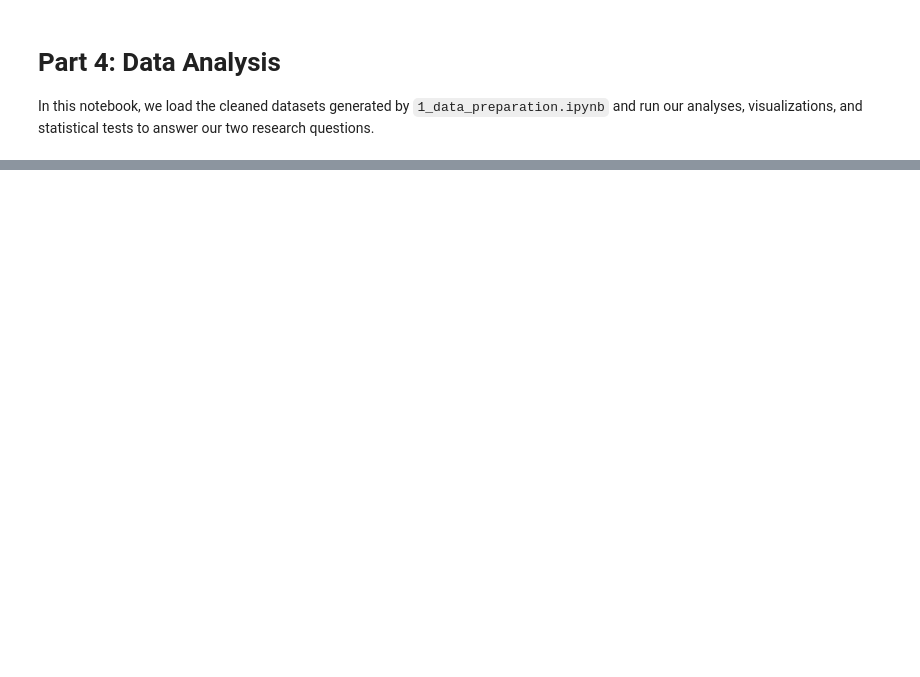
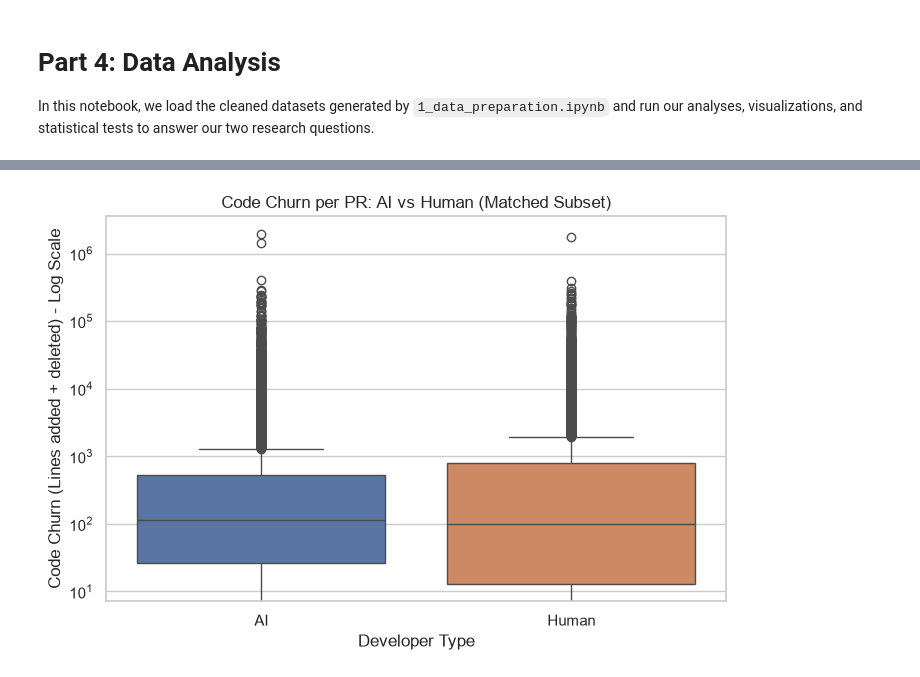
Before and after one commit to Tristanlach/LOG6307E-Replication-Project-MSR, a Jupyter notebook: notebooks/2_data_analysis.ipynb, the cells around one changed output, grey strips where cells are left out. Drawn from its saved outputs; the diff is of its cells as text; code cells hidden in the pictures; blank space fills up the shorter version.

```diff
--- a/notebooks/2_data_analysis.ipynb
+++ b/notebooks/2_data_analysis.ipynb
@@ -53,0 +279,29 @@ Let's compare the size of the changes (Code Churn).
+# %%
+rq2_matched = rq2_df[rq2_df['in_matched_subset']]
+# PRs without commit details have 0 files: their size is missing, not zero
+rq2_with_files = rq2_matched[rq2_matched['num_files_changed'] > 0]
+
+print("PRs (matched subset):", rq2_matched['group'].value_counts().to_dict())
+print("PRs with commit details:", rq2_with_files['group'].value_counts().to_dict())
+
+size_metrics = {
+    'additions': 'Lines added',
+    'deletions': 'Lines deleted',
+    'code_churn': 'Code churn (added + deleted)',
+    'num_files_changed': 'Files changed',
+}
+
+rows = []
+for col, metric in size_metrics.items():
+    quartiles = rq2_with_files.groupby('group')[col].quantile([0.25, 0.5, 0.75]).unstack().reindex(GROUP_ORDER)
+    p, r = mann_whitney(rq2_with_files, col)
+    rows.append([metric, *quartiles.loc['AI'], *quartiles.loc['Human'], p, r])
+
+size_results = pd.DataFrame(rows, columns=['metric', 'AI Q1', 'AI median', 'AI Q3',
+                                           'Human Q1', 'Human median', 'Human Q3', 'p', 'rank-biserial r'])
+size_results['p_holm'] = multipletests(size_results['p'], method='holm')[1]
+size_results.style.format({
+    'AI Q1': '{:.0f}', 'AI median': '{:.0f}', 'AI Q3': '{:.0f}',
+    'Human Q1': '{:.0f}', 'Human median': '{:.0f}', 'Human Q3': '{:.0f}',
+    'p': '{:.2g}', 'rank-biserial r': '{:.3f}', 'p_holm': '{:.2g}',
+}).hide(axis='index')
@@ -54,13 +316,14 @@ Let's compare the size of the changes (Code Churn).
 # %%
-rq2_matched = rq2_df[rq2_df['in_matched_subset'] == True]
-
 # Boxplot for Code Churn (log scale because code churn can be very large)
 plt.figure(figsize=(8, 5))
-sns.boxplot(data=rq2_matched, x='group', y='code_churn', hue='group', legend=False)
+sns.boxplot(data=rq2_with_files, x='group', y='code_churn', hue='group',
+            order=GROUP_ORDER, palette=GROUP_PALETTE, legend=False)
 plt.yscale('log')
 plt.title('Code Churn per PR: AI vs Human (Matched Subset)')
 plt.ylabel('Code Churn (Lines added + deleted) - Log Scale')
 plt.xlabel('Developer Type')
 
 plt.savefig('../figures/rq2_code_churn_boxplot.png', bbox_inches='tight')
 plt.show()
+# %% [output]
+[figure, added]
```
Also changed, not shown: parts of 21 cells of this notebook, 8 other files.
